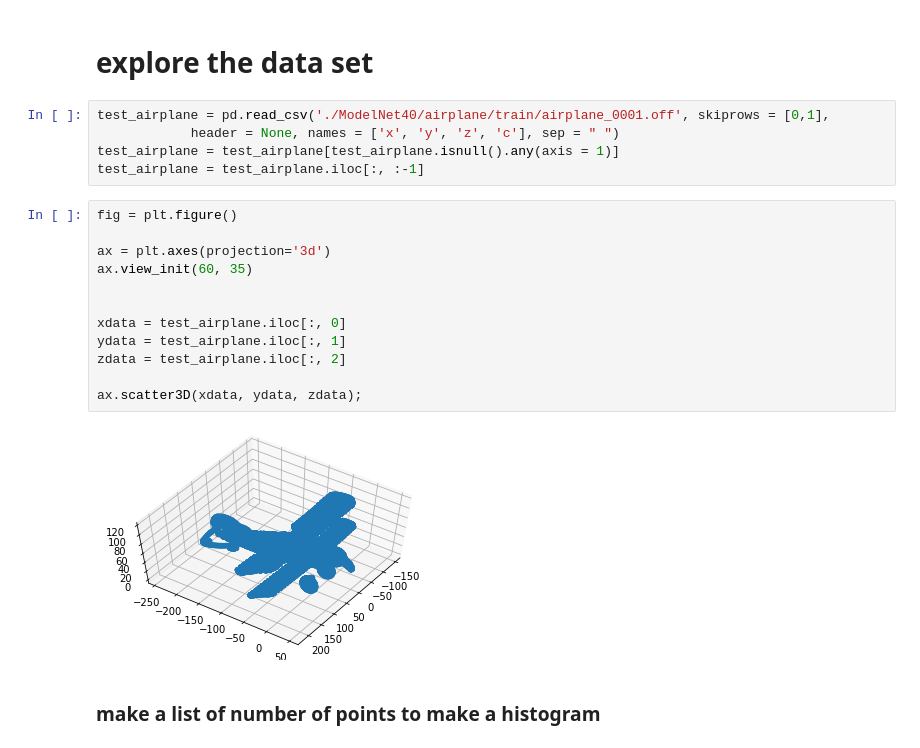
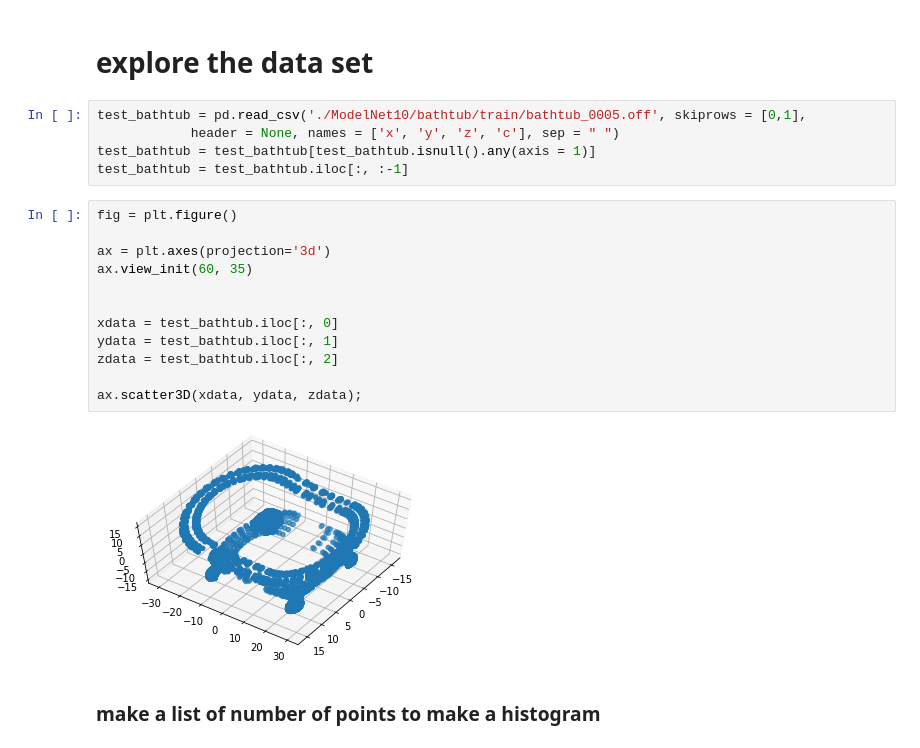
Before and after one commit to sunglyoungKim/Point_net_pytorch, a Jupyter notebook: Clean_data_set.ipynb, the cells around one changed output. Drawn from its saved outputs; the diff is of its cells as text.

```diff
--- a/Clean_data_set.ipynb
+++ b/Clean_data_set.ipynb
@@ -10,24 +10,24 @@ import h5py
 # %% [markdown]
 # explore the data set
 # %%
-test_airplane = pd.read_csv('./ModelNet40/airplane/train/airplane_0001.off', skiprows = [0,1],
+test_bathtub = pd.read_csv('./ModelNet10/bathtub/train/bathtub_0005.off', skiprows = [0,1],
             header = None, names = ['x', 'y', 'z', 'c'], sep = " ")
-test_airplane = test_airplane[test_airplane.isnull().any(axis = 1)]
-test_airplane = test_airplane.iloc[:, :-1]
+test_bathtub = test_bathtub[test_bathtub.isnull().any(axis = 1)]
+test_bathtub = test_bathtub.iloc[:, :-1]
 # %%
 fig = plt.figure()
 
 ax = plt.axes(projection='3d')
 ax.view_init(60, 35)
 
 
-xdata = test_airplane.iloc[:, 0]
-ydata = test_airplane.iloc[:, 1]
-zdata = test_airplane.iloc[:, 2]
+xdata = test_bathtub.iloc[:, 0]
+ydata = test_bathtub.iloc[:, 1]
+zdata = test_bathtub.iloc[:, 2]
 
 ax.scatter3D(xdata, ydata, zdata);
 # %% [output]
-[figure, old version]
+[figure, new version]
 # %% [markdown]
 ### make a list of number of points to make a histogram
 # %%
```
Also changed, not shown: parts of 7 cells of this notebook.
